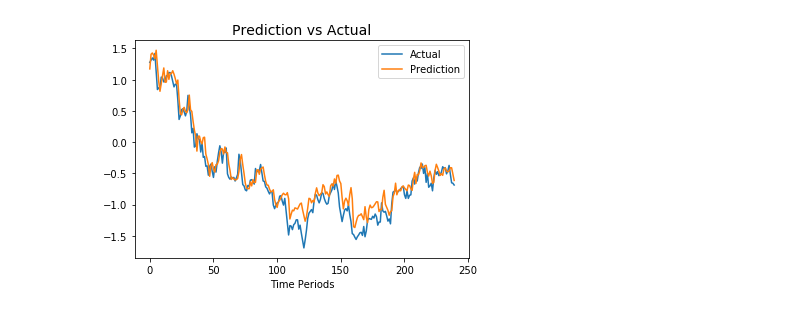
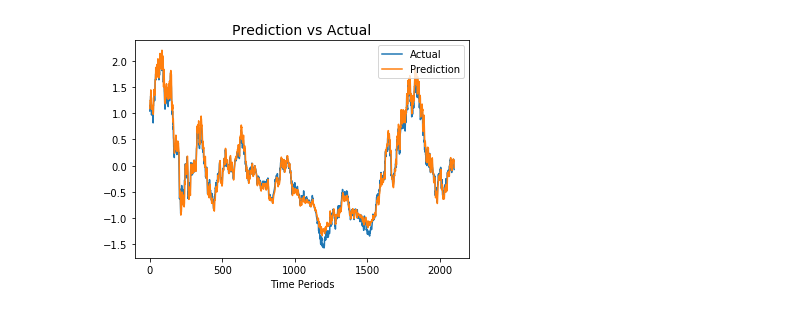
Before and after one commit to dwjang0902/ExampleNew, a Jupyter notebook: Data_prediction_stock_1.ipynb, the cells around one changed output. Saved outputs shown, nothing was run; the diff lists cells and outputs as text; code cells hidden in the pictures.

```diff
--- a/Data_prediction_stock_1.ipynb
+++ b/Data_prediction_stock_1.ipynb
@@ -3,17 +9,16 @@
 # %%
-#---------------------
-# 주가 데이터를 네이버 사이트에서 읽어와서, 종가를 예측하는 예제
-#참조 : https://coolingoff.tistory.com/category/%5B%EB%A8%B8%EC%8B%A0%EB%9F%AC%EB%8B%9D%5D/Tensorflow
-#       https://sshkim.tistory.com/153
-#       https://www.youtube.com/watch?v=odMGK7pwTqY
-#       Deep Learning ZerotoAll
+""" ---------------------------------------------------------------------------------------
+                주가 데이터를 네이버 사이트에서 읽어와서, 종가를 예측하는 예제
+ 참조 : https://coolingoff.tistory.com/category/%5B%EB%A8%B8%EC%8B%A0%EB%9F%AC%EB%8B%9D%5D/Tensorflow
+        https://sshkim.tistory.com/153
+        https://www.youtube.com/watch?v=odMGK7pwTqY
+        Deep Learning ZerotoAll
+        2019. 5. 3
+---------------------------------------------------------------------------------------"""
 
-#2019. 5. 3
-#---------------------
-
-#---------------------------------------------------------
+#----------------------
 #주가 데이터 읽어오기
-#---------------------------------------------------------
+#----------------------
 import pandas as pd
 import tensorflow as tf
 import matplotlib.pyplot as plt
@@ -21,10 +26,7 @@ import numpy as np
 import sklearn
 from sklearn.model_selection import train_test_split
 
-tf.reset_default_graph()
-# 중요한 부분이다; 이것이 없으면 런타임을 항상 리셋 해 주어야 한다.
-
-#-------------------------------------------------------------------------------
+#------------------------------------
 # 한국거래소에서 종목코드 가져오기
 url = 'http://kind.krx.co.kr/corpgeneral/corpList.do?method=download&searchType=13'
 code_df = pd.read_html(url, header=0)[0]
@@ -37,10 +39,11 @@ code_df = code_df[['회사명', '종목코드']]
 
 # 한글로된 컬럼명을 영어로 바꿔준다.
 code_df = code_df.rename(columns={'회사명': 'name', '종목코드': 'code'})
-print(code_df.head())
+#print(code_df.head())
 
-#-------------------------------------------------------------------------------
-# 종목 이름을 입력하면 종목에 해당하는 코드를 불러와 네이버 금융(http://finance.naver.com)에 넣어줌
+#------------------------------------
+# 종목 이름을 입력하면 종목에 해당하는 코드를 불러와
+# 네이버 금융(http://finance.naver.com)에 넣어줌
 def get_url(item_name, code_df):
     code = code_df.query("name=='{}'".format(item_name))['code'].to_string(index=False)
     url = 'http://finance.naver.com/item/sise_day.nhn?code={code}'.format(code=code)
@@ -48,8 +51,6 @@ def get_url(item_name, code_df):
     print('종목명 = ',item_name, 'Code =', code)
     print('URL = ', url)
     return url, code
-
-
 
 # 종목명의 일자데이터 url 가져오기
 item_name='LG전자'
@@ -60,34 +61,41 @@ code = np.int(code)
 code = str(code)
 stockItem = code
 code = code.zfill(6) # 자릿수 맞추기
-
 code_num = code
 
-# 일자 데이터를 담을 df라는 DataFrame 정의
-df = pd.DataFrame()
+#------------------------------------
+# 마지막 페이지 찾기
 
-#-----------------------------------------------------
-# 마지막 페이지 찾기
 import urllib
 import time
 from urllib.request import urlopen
 from bs4 import BeautifulSoup
-#stockItem = '215600'
+stockItem = code_num
 print(stockItem)
 url = 'http://finance.naver.com/item/sise_day.nhn?code='+ stockItem
 print(url)
 html = urlopen(url)
 source = BeautifulSoup(html.read(), "html.parser")
 maxPage=source.find_all("table",align="center")
+#print(maxPage)
 mp = maxPage[0].find_all("td",class_="pgRR")
-#print("mp= ", mp)
-#mpNum = int(mp[0].a.get('href')[-3:])
-#print("마지막 페이지 : ", mpNum )
-#--------------------------------------------------------------
+page = mp[0].a.get('href')
+page = page.split('&')
+#print("page : ", page[-1])
+page = page[-1].split('=')
+page = page[-1]
+print( " 마지막 페이지 : ", page)
 
-# 1페이지에서 20페이지의 데이터만 가져오기
-#마지막 페이지 찾는 방법 ???
-for page in range(1, 50):
+#------------------------------------
+# 데이터 가져오기
+
+last_page = int(page)
+number_page = np.min([80, last_page])
+
+# 일자 데이터를 담을 df라는 DataFrame 정의
+df = pd.DataFrame()
+
+for page in range(1, last_page):
 #    pg_url = '{url}&page={page}'.format(url=url, page=page) # 동작을 않는다, 이유를 모르겠다 ???
     pg_url = 'http://finance.naver.com/item/sise_day.nhn?code=' + code_num + '&page='+ str(page)
 #    print(pg_url)
@@ -116,7 +124,6 @@ df = df.sort_values(by=['date'], ascending=True)
 input_data = df.to_numpy()[:, 1:7].astype(int)
 #print(type(input_data), input_data.shape)
 #print(input_data[0])
-
 
 # 데이터 스케일링
 #-----------------------------
@@ -159,7 +166,6 @@ def train_test_split_self(x_data, y_data, test_size=0.30, self = 1, random_state
         x_test = x_data[train_size:]; y_test = y_data[train_size:]
     return x_train, x_test, y_train, y_test
 
-
 x_train, x_test, y_train, y_test = train_test_split_self(x_data, y_data, test_size=0.50, random_state= None)
 
 y_train = y_train[:,:,0]
@@ -178,6 +184,8 @@ plt.plot(y_test[:,1])
 # 학습 및 예측; RNN
 #-----------------------------------------------------------
 
+tf.reset_default_graph()
+
 #Parameter
 #----------------------------
 input_dim = x_train.shape[2] #6, 여기서는 [6]
@@ -195,7 +203,7 @@ Y = tf.placeholder(tf.float32, [None, seq_len, output_dim])
 
 # 참조 : https://github.com/tensorflow/tensorflow/issues/16186
 
-# 멀티 셀, forward
+# 멀티 셀 정의, forward
 #----------------------------
 def cell():
    c = tf.nn.rnn_cell.BasicLSTMCell(hidden_size, forget_bias=1.0)
@@ -214,7 +222,6 @@ softmax_w = tf.Variable(tf.random_normal(shape=[hidden_size, output_dim]), dtype
 softmax_b = tf.Variable(tf.random_normal(shape=[output_dim]), dtype=tf.float32)
 output = tf.reshape(outputs, [-1, hidden_size]) #[batch_size*seq_len, hidden_size]
 
-
 # 최종 출력값을 설정합니다; 일종의 dense_layer 추가 ...
 #logits = tf.contrib.layers.fully_connected(output,output_dim)
 logits = tf.matmul(output, softmax_w) + softmax_b # logits : [batch_size * seq_length, output_dim]
@@ -230,16 +237,14 @@ predictions = logits
 loss = tf.losses.mean_squared_error(predictions = logits, labels = Y,  weights=1.0)
 loss_total = tf.reduce_mean(loss)
 
-learning_rate = 0.001
-
+learning_rate = 0.0001
 
 optimizer = tf.train.AdamOptimizer(learning_rate)
 training_op = optimizer.minimize(loss_total)
 
 init = tf.global_variables_initializer()
 
-
-epoches = 1000
+epoches = 100
 batch_size = 32
 num_batches = int(x_train.shape[0]/batch_size)
 print("Epoches = ", epoches)
@@ -250,13 +255,12 @@ print("num_batches", num_batches)
 with tf.Session() as sess :
     sess.run(init)
     for ep in range(epoches) :
-        sess.run(training_op, feed_dict = { X : x_train, Y: y_train}) #트레이닝
-        """
+        #sess.run(training_op, feed_dict = { X : x_train, Y: y_train}) #트레이닝
+
         for bh in range(num_batches-1) :
             bh0 = int(bh*batch_size); bh1 = int((bh+1)*batch_size)
             x_batches, y_batches = x_train[bh0:bh1], y_train[bh0:bh1] # 배치 만들기
             sess.run(training_op, feed_dict = { X : x_batches, Y: y_batches}) # 트레이닝
-        """
 
         if ep % 100 == 0 :
             mse = loss.eval(feed_dict = { X : x_test, Y: y_test})
@@ -299 +298 @@ num_batches 7
-[figure, old version]
+[figure, new version]
```
Also changed, not shown: parts of 3 cells of this notebook.
